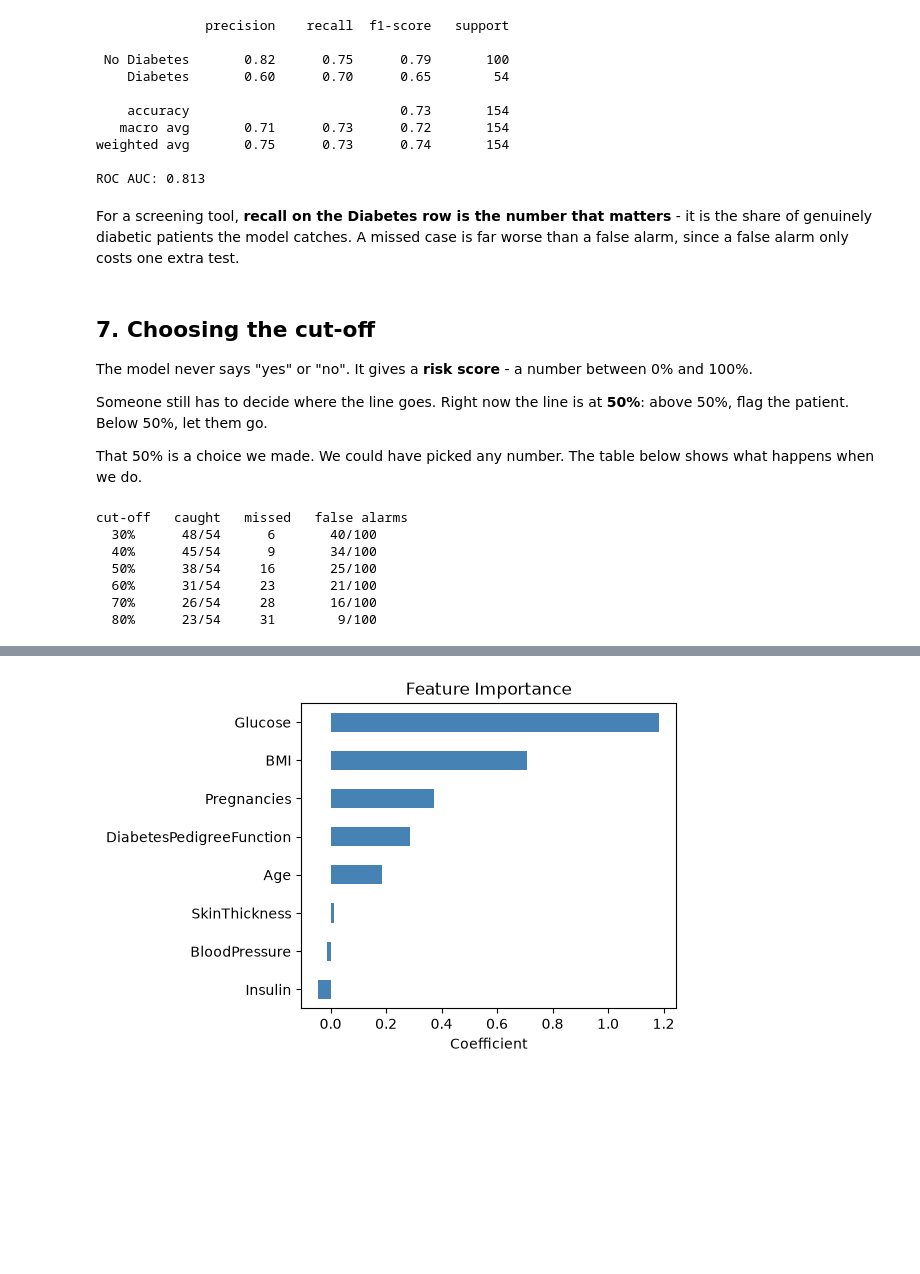
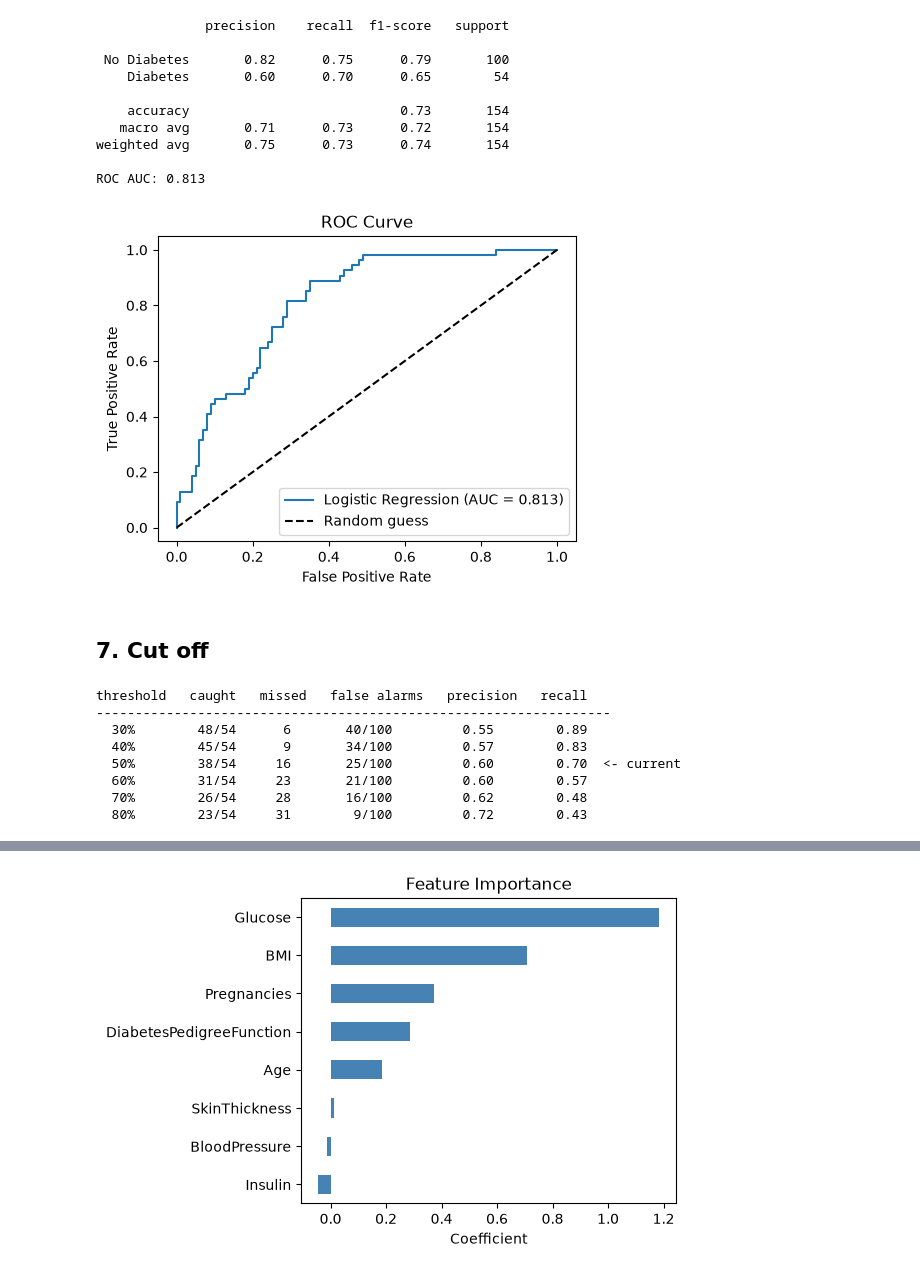
Before and after one commit to SwetPatel2706/diabetes-risk-prediction, a Jupyter notebook: notebooks/diabetes_risk_prediction.ipynb, the cells around one changed output, grey strips where cells are left out. Cells and saved outputs as stored; diff of their text form; code cells hidden in the pictures; blank space fills up the shorter version.

Commit message:
refactor: simplify diabetes prediction notebook and add preview notebook for quick exploration

```diff
--- a/notebooks/diabetes_risk_prediction.ipynb
+++ b/notebooks/diabetes_risk_prediction.ipynb
@@ -28,7 +22,7 @@ from sklearn.metrics import (
 # %% [markdown]
 ## 1. Load the data
 # %%
-df = pd.read_csv("diabetes.csv")
+df = pd.read_csv("../data/diabetes.csv")
 
 print("Shape:", df.shape)
 df.head()
@@ -60,8 +46,7 @@ If we leave them in, the model learns from impossible values.
 # %%
-zero_is_missing = ["Glucose", "BloodPressure", "SkinThickness", "Insulin", "BMI"]
+missing = ["Glucose", "BloodPressure", "SkinThickness", "Insulin", "BMI"]
 
-# Count how many gaps are hiding as zeros
-(df[zero_is_missing] == 0).sum()
+(df[missing] == 0).sum()
 # %% [output]
 Glucose            5
 BloodPressure     35
@@ -69,9 +54,8 @@ SkinThickness    227
 Insulin          374
 BMI               11
 dtype: int64
-# %%
-# Turn those zeros into proper "missing" markers so they can be filled later
-df[zero_is_missing] = df[zero_is_missing].replace(0, np.nan)
+# %%
+df[missing] = df[missing].replace(0, np.nan)
 # %% [markdown]
 ## 3. Split into train and test
 
@@ -180,34 +142,42 @@ print("ROC AUC:", round(roc_auc_score(y_test, y_prob), 3))
 weighted avg       0.75      0.73      0.74       154
 
 ROC AUC: 0.813
-# %% [markdown]
-For a screening tool, **recall on the Diabetes row is the number that matters** -
-it is the share of genuinely diabetic patients the model catches. A missed case is
-far worse than a false alarm, since a false alarm only costs one extra test.
-# %% [markdown]
-## 7. Choosing the cut-off
-
-The model never says "yes" or "no". It gives a **risk score** - a number between
-0% and 100%.
-
-Someone still has to decide where the line goes. Right now the line is at **50%**:
-above 50%, flag the patient. Below 50%, let them go.
-
-That 50% is a choice we made. We could have picked any number. The table below
-shows what happens when we do.
+# %%
+fpr, tpr, _ = roc_curve(y_test, y_prob)
+
+plt.figure(figsize=(5, 4))
+plt.plot(fpr, tpr, label="Logistic Regression (AUC = %.3f)" % roc_auc_score(y_test, y_prob))
+plt.plot([0, 1], [0, 1], "k--", label="Random guess")
+plt.xlabel("False Positive Rate")
+plt.ylabel("True Positive Rate")
+plt.title("ROC Curve")
+plt.legend()
+plt.tight_layout()
+plt.show()
+# %% [output]
+[figure, added]
+# %% [markdown]
+## 7. Cut off
 # %%
-# Count what happens at different cut-offs
-print("cut-off   caught   missed   false alarms")
+print("threshold   caught   missed   false alarms   precision   recall")
+print("-" * 66)
 
 for t in [0.3, 0.4, 0.5, 0.6, 0.7, 0.8]:
-    flagged = (y_prob >= t).astype(int)
-    tn, fp, fn, tp = confusion_matrix(y_test, flagged).ravel()
-    print("  %.0f%%      %2d/54     %2d       %2d/100" % (t * 100, tp, fn, fp))
+    fg = (y_prob >= t).astype(int)
+    tn, fp, fn, tp = confusion_matrix(y_test, fg).ravel()
+
+    precision = tp / (tp + fp)   # how many really were diabetic
+    recall = tp / (tp + fn)      # how many were caught
+
+    current = "  <- current" if t == 0.5 else ""
+    print("  %.0f%%        %2d/54     %2d       %2d/100         %.2f        %.2f%s"
+          % (t * 100, tp, fn, fp, precision, recall, current))
 # %% [output]
-cut-off   caught   missed   false alarms
-  30%      48/54      6       40/100
-  40%      45/54      9       34/100
-  50%      38/54     16       25/100
-  60%      31/54     23       21/100
-  70%      26/54     28       16/100
-  80%      23/54     31        9/100
+threshold   caught   missed   false alarms   precision   recall
+------------------------------------------------------------------
+  30%        48/54      6       40/100         0.55        0.89
+  40%        45/54      9       34/100         0.57        0.83
+  50%        38/54     16       25/100         0.60        0.70  <- current
+  60%        31/54     23       21/100         0.60        0.57
+  70%        26/54     28       16/100         0.62        0.48
+  80%        23/54     31        9/100         0.72        0.43
```
Also changed, not shown: parts of 33 cells of this notebook.
